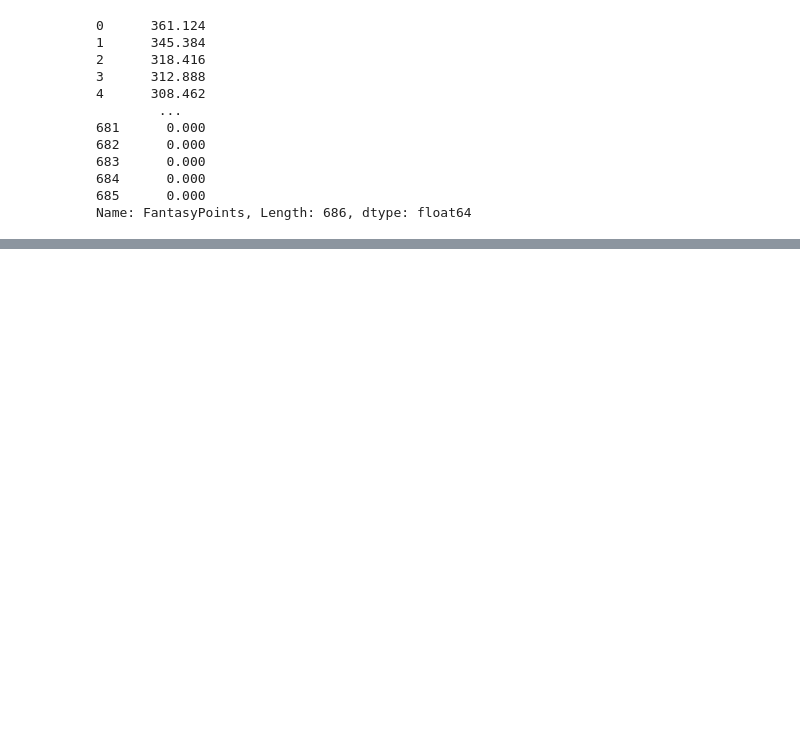
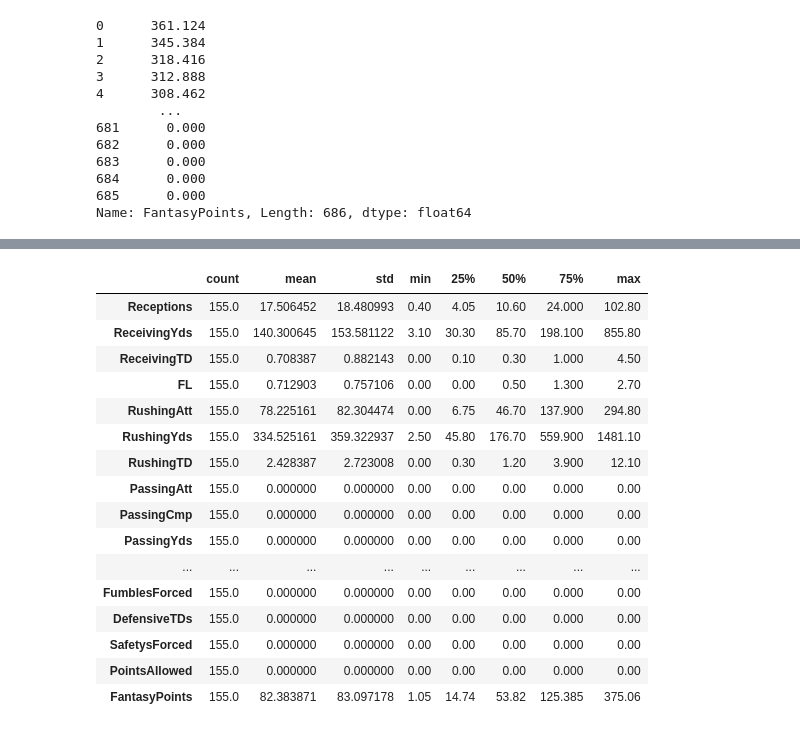
Before and after one commit to aaronpetryio/ffdp-exercises, a Jupyter notebook: ffdp_vor.ipynb, the cells around one changed output, grey strips where cells are left out. Cells and saved outputs as stored; diff of their text form; code cells hidden in the pictures; blank space fills up the shorter version.

```diff
--- a/ffdp_vor.ipynb
+++ b/ffdp_vor.ipynb
@@ -73,0 +85,22 @@ Name: FantasyPoints, Length: 686, dtype: float64
+# %%
+rb_df = df.loc[df['Pos'] == 'RB']
+
+rb_df.describe().transpose()
+# %% [output]
+|  | count | mean | std | min | 25% | 50% | 75% | max |
+| Receptions | 155.0 | 17.506452 | 18.480993 | 0.40 | 4.05 | 10.60 | 24.000 | 102.80 |
+| ReceivingYds | 155.0 | 140.300645 | 153.581122 | 3.10 | 30.30 | 85.70 | 198.100 | 855.80 |
+| ReceivingTD | 155.0 | 0.708387 | 0.882143 | 0.00 | 0.10 | 0.30 | 1.000 | 4.50 |
+| FL | 155.0 | 0.712903 | 0.757106 | 0.00 | 0.00 | 0.50 | 1.300 | 2.70 |
+| RushingAtt | 155.0 | 78.225161 | 82.304474 | 0.00 | 6.75 | 46.70 | 137.900 | 294.80 |
+| RushingYds | 155.0 | 334.525161 | 359.322937 | 2.50 | 45.80 | 176.70 | 559.900 | 1481.10 |
+| RushingTD | 155.0 | 2.428387 | 2.723008 | 0.00 | 0.30 | 1.20 | 3.900 | 12.10 |
+| PassingAtt | 155.0 | 0.000000 | 0.000000 | 0.00 | 0.00 | 0.00 | 0.000 | 0.00 |
+| PassingCmp | 155.0 | 0.000000 | 0.000000 | 0.00 | 0.00 | 0.00 | 0.000 | 0.00 |
+| PassingYds | 155.0 | 0.000000 | 0.000000 | 0.00 | 0.00 | 0.00 | 0.000 | 0.00 |
+| ... | ... | ... | ... | ... | ... | ... | ... | ... |
+| FumblesForced | 155.0 | 0.000000 | 0.000000 | 0.00 | 0.00 | 0.00 | 0.000 | 0.00 |
+| DefensiveTDs | 155.0 | 0.000000 | 0.000000 | 0.00 | 0.00 | 0.00 | 0.000 | 0.00 |
+| SafetysForced | 155.0 | 0.000000 | 0.000000 | 0.00 | 0.00 | 0.00 | 0.000 | 0.00 |
+| PointsAllowed | 155.0 | 0.000000 | 0.000000 | 0.00 | 0.00 | 0.00 | 0.000 | 0.00 |
+| FantasyPoints | 155.0 | 82.383871 | 83.097178 | 1.05 | 14.74 | 53.82 | 125.385 | 375.06 |
```
Also changed, not shown: parts of 24 cells of this notebook.
